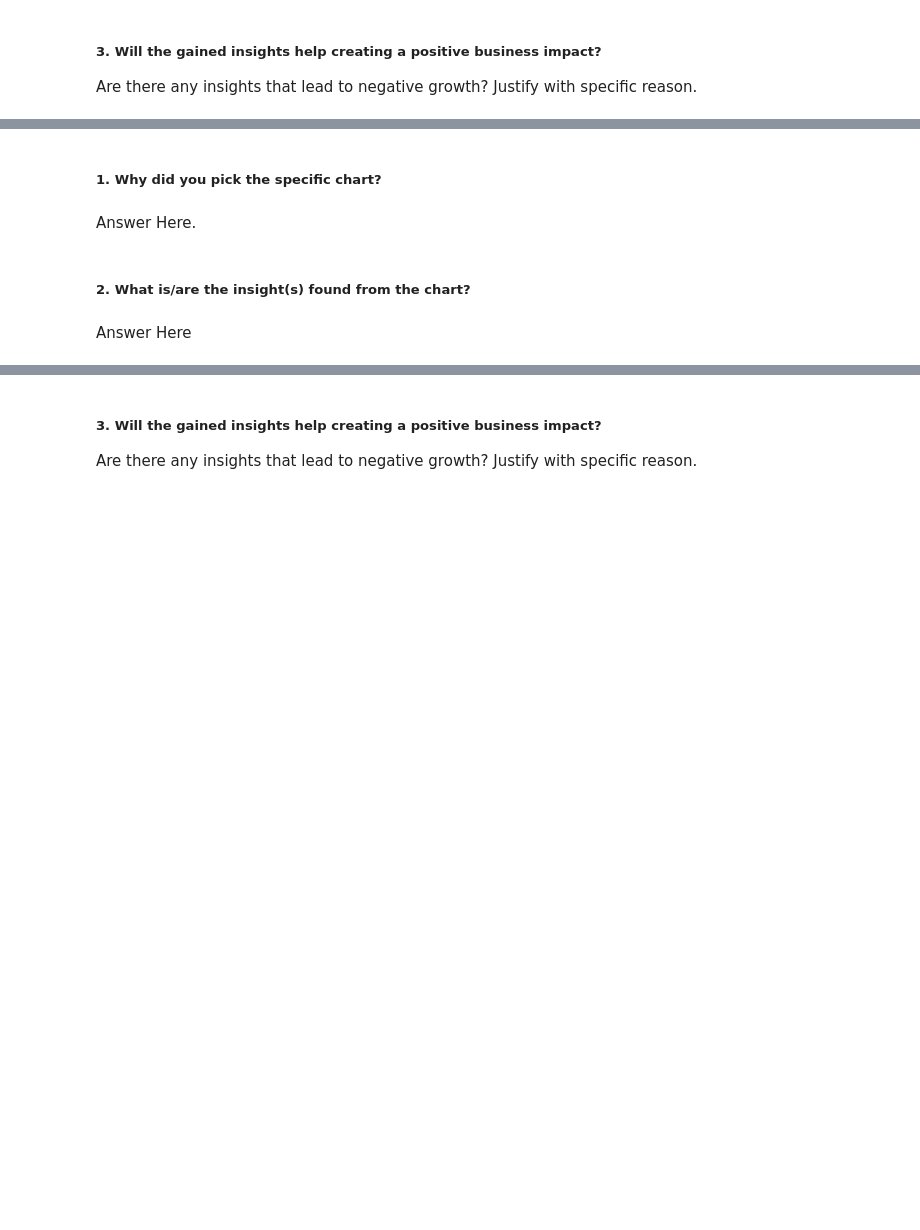
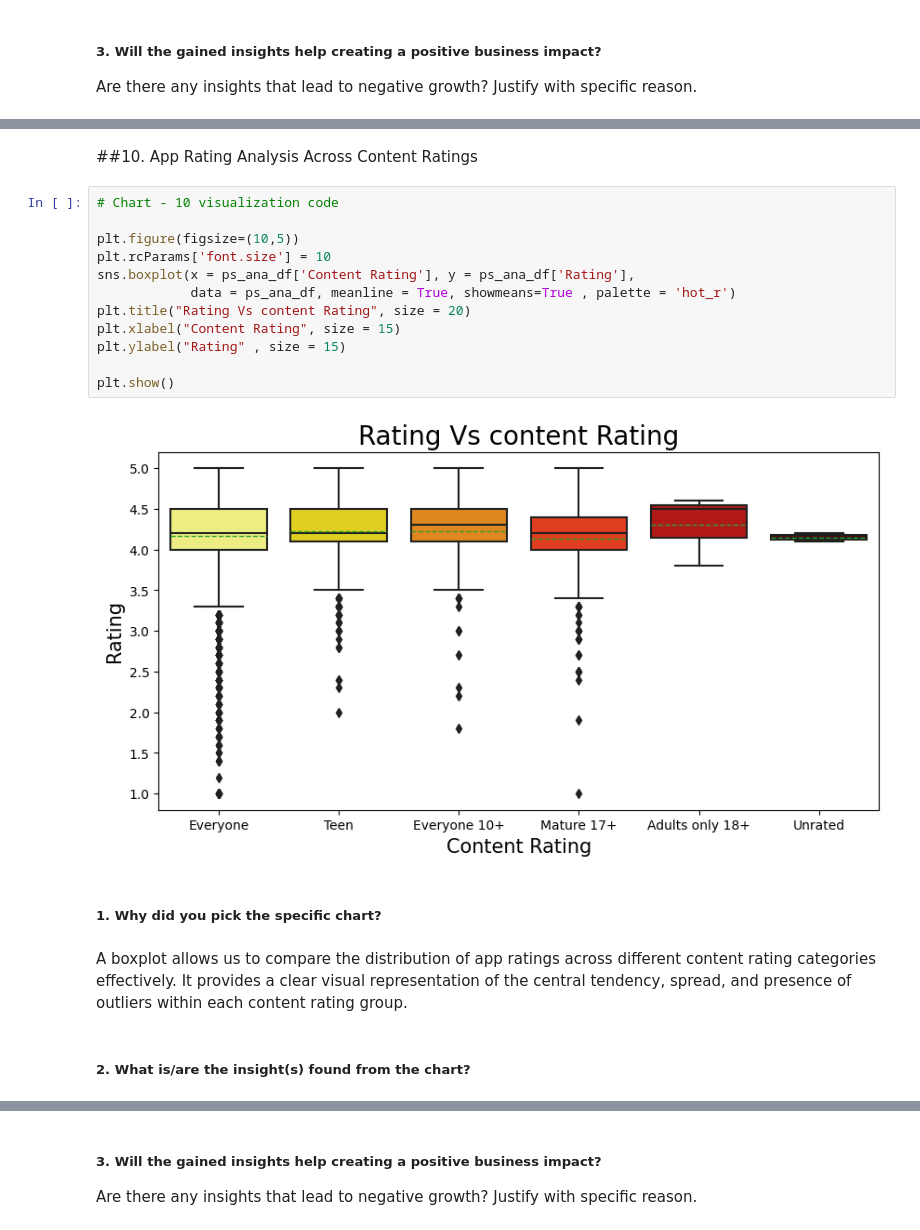
Before and after one commit to jeetu2994/Play_store_app_review_analysyis, a Jupyter notebook: JM_|_Capstone_Project_EDA_(PlayStore_App_Review_Analysis).ipynb, the cells around one changed output, grey strips where cells are left out. Cells and saved outputs as stored; diff of their text form; blank space fills up the shorter version.

```diff
--- a/JM_|_Capstone_Project_EDA_(PlayStore_App_Review_Analysis).ipynb
+++ b/JM_|_Capstone_Project_EDA_(PlayStore_App_Review_Analysis).ipynb
@@ -1963,8 +1975,22 @@ Answer Here
+# %% [markdown]
+##10. App Rating Analysis Across Content Ratings
+# %%
+# Chart - 10 visualization code
+
+plt.figure(figsize=(10,5))
+plt.rcParams['font.size'] = 10
+sns.boxplot(x = ps_ana_df['Content Rating'], y = ps_ana_df['Rating'],
+            data = ps_ana_df, meanline = True, showmeans=True , palette = 'hot_r')
+plt.title("Rating Vs content Rating", size = 20)
+plt.xlabel("Content Rating", size = 15)
+plt.ylabel("Rating" , size = 15)
+
+plt.show()
+# %% [output]
+[figure, added]
 # %% [markdown]
 ##### 1. Why did you pick the specific chart?
-# %% [markdown]
-Answer Here.
+# %% [markdown]
+A boxplot allows us to compare the distribution of app ratings across different content rating categories effectively. It provides a clear visual representation of the central tendency, spread, and presence of outliers within each content rating group.
 # %% [markdown]
 ##### 2. What is/are the insight(s) found from the chart?
-# %% [markdown]
-Answer Here
```
Also changed, not shown: parts of 65 cells of this notebook.
